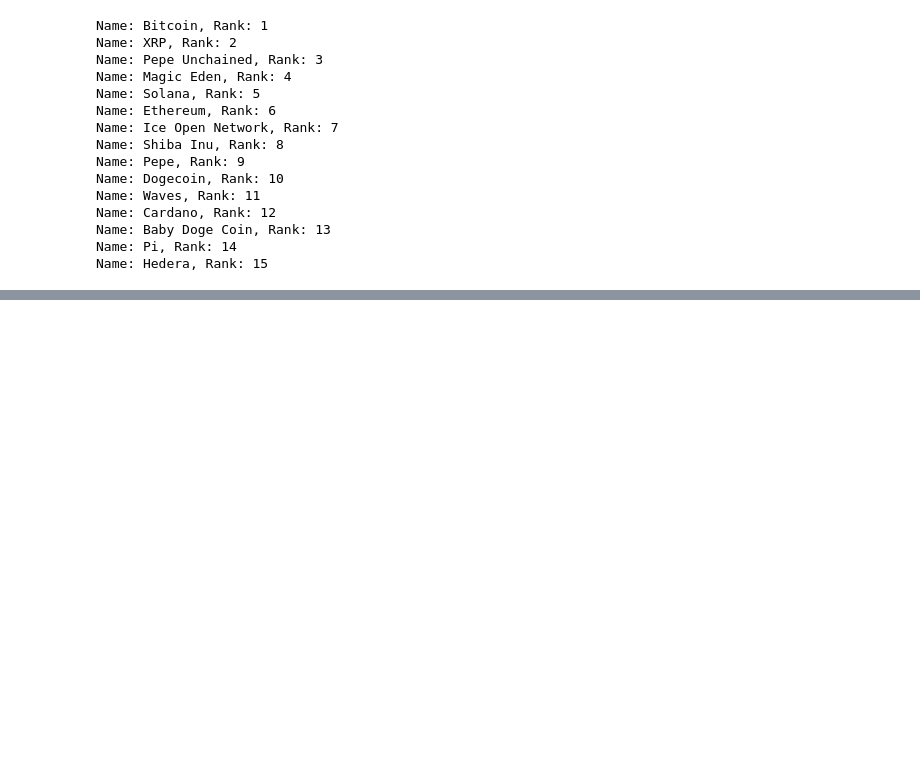
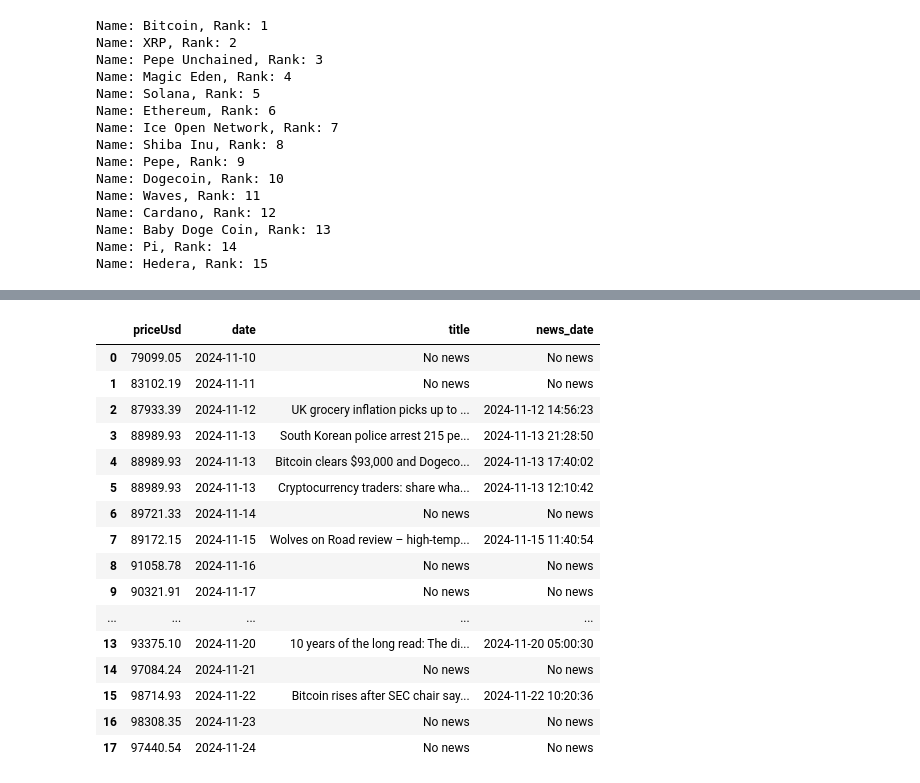
Before and after one commit to Jack4mcc/Crypto-Analysis, a Jupyter notebook: Project3.ipynb, the cells around one changed output, grey strips where cells are left out. Drawn from its saved outputs; the diff is of its cells as text; code cells hidden in the pictures; blank space fills up the shorter version.

```diff
--- a/Project3.ipynb
+++ b/Project3.ipynb
@@ -211,8 +211,8 @@ def calculate_percentage_variation(df):
 
 crypto = "Bitcoin"
 days = 15
-end_date = "2024-11-08"
-end_date2 = "2024-11-23"
+end_date = "2024-11-24"
+end_date2 = "2024-12-08"
 crypto_prices_df = get_crypto_prices(crypto.lower(), end_date, days)
 variation = calculate_percentage_variation(crypto_prices_df)
 crypto_prices_df2 = get_crypto_prices(crypto.lower(), end_date2, days)
@@ -243,0 +259,12 @@ Dataframe of last 15 days prices in Bitcoin until 2024-11-08:
+# %%
+url = "https://cryptocurrency-news2.p.rapidapi.com/v1/theguardian"
+
+headers = {"x-rapidapi-key": "6ca7e1c395mshd7adba7041e6235p1a228ajsn440153093ba6",
+    "x-rapidapi-host": "cryptocurrency-news2.p.rapidapi.com"}
+response = requests.get(url, headers=headers)
+
+data = response.json()
+
+df_news = pd.DataFrame(data["data"])
+df_news = df_news.drop(columns=["thumbnail", "description", "url"])
+df_news
@@ -243,0 +289,8 @@ Dataframe of last 15 days prices in Bitcoin until 2024-11-08:
+# %%
+ # Convert the date column to the same format as the df_30_days in order to join them
+ df_news["createdAt"] = pd.to_datetime(df_news["createdAt"])
+df_news = df_news.rename(columns = {"createdAt":"news_date"})
+df_news["news_date"] = df_news["news_date"]
+# %%
+df_news["news_date"] = df_news["news_date"]
+df_news["news_date"]
@@ -243,0 +315,24 @@ Dataframe of last 15 days prices in Bitcoin until 2024-11-08:
+# %%
+
+df_news['date'] = df_news['news_date'].dt.date
+merged_df = pd.merge(crypto_prices_df,
+df_news[['date', 'title', 'news_date']],on='date',how='left')
+merged_df.fillna("No news")
+# %% [output]
+|  | priceUsd | date | title | news_date |
+| 0 | 79099.05 | 2024-11-10 | No news | No news |
+| 1 | 83102.19 | 2024-11-11 | No news | No news |
+| 2 | 87933.39 | 2024-11-12 | UK grocery inflation picks up to ... | 2024-11-12 14:56:23 |
+| 3 | 88989.93 | 2024-11-13 | South Korean police arrest 215 pe... | 2024-11-13 21:28:50 |
+| 4 | 88989.93 | 2024-11-13 | Bitcoin clears $93,000 and Dogeco... | 2024-11-13 17:40:02 |
+| 5 | 88989.93 | 2024-11-13 | Cryptocurrency traders: share wha... | 2024-11-13 12:10:42 |
+| 6 | 89721.33 | 2024-11-14 | No news | No news |
+| 7 | 89172.15 | 2024-11-15 | Wolves on Road review – high-temp... | 2024-11-15 11:40:54 |
+| 8 | 91058.78 | 2024-11-16 | No news | No news |
+| 9 | 90321.91 | 2024-11-17 | No news | No news |
+| ... | ... | ... | ... | ... |
+| 13 | 93375.10 | 2024-11-20 | 10 years of the long read: The di... | 2024-11-20 05:00:30 |
+| 14 | 97084.24 | 2024-11-21 | No news | No news |
+| 15 | 98714.93 | 2024-11-22 | Bitcoin rises after SEC chair say... | 2024-11-22 10:20:36 |
+| 16 | 98308.35 | 2024-11-23 | No news | No news |
+| 17 | 97440.54 | 2024-11-24 | No news | No news |
```
Also changed, not shown: parts of 7 cells of this notebook.
